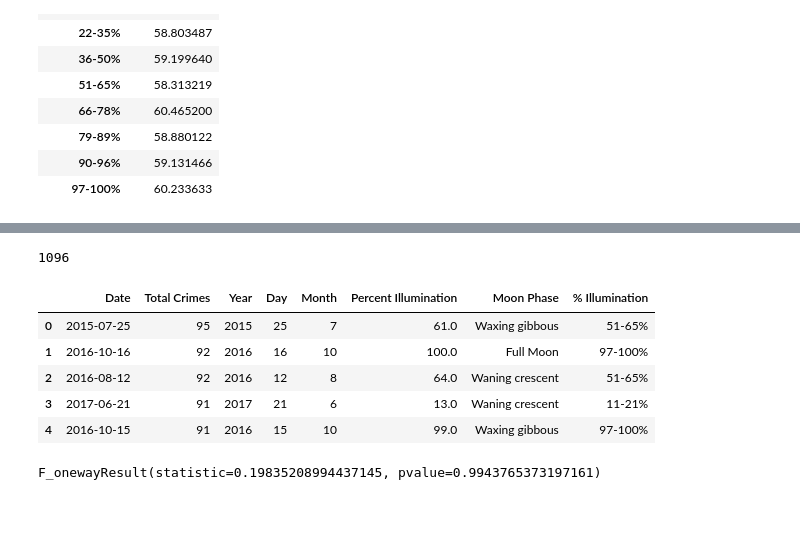
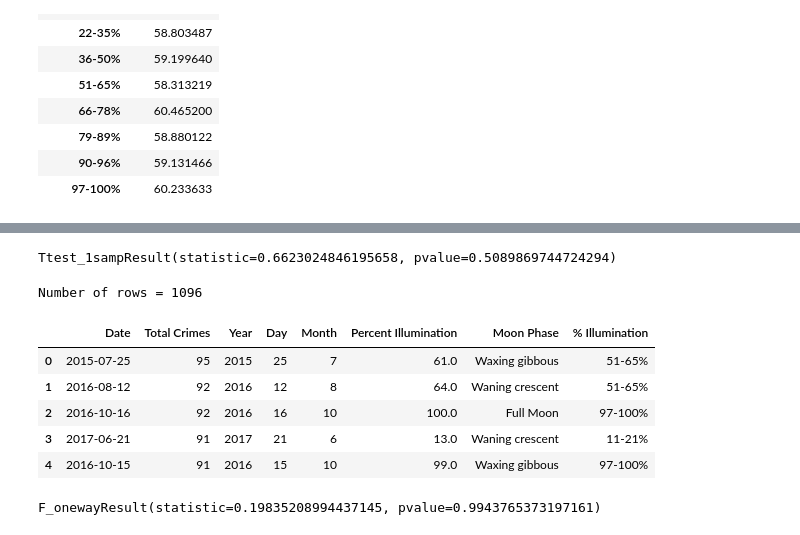
Before and after one commit to knwright/ProgressBar, a Jupyter notebook: Mpls_crime_data_analysis.ipynb, the cells around one changed output, grey strips where cells are left out. Cells and saved outputs as stored; diff of their text form; code cells hidden in the pictures.

```diff
--- a/Mpls_crime_data_analysis.ipynb
+++ b/Mpls_crime_data_analysis.ipynb
@@ -367,6 +363,8 @@ mpls_summary.head()
 # %%
-mpls_crime_total_moon = pd.merge(mpls_crime_total_rename, moon_data, how="left", on = 'Date')
-mpls_crime_total_moon['Percent Illumination'] = mpls_crime_total_moon['Percent Illumination'].str.rstrip('%').astype('float')
-print(len(mpls_crime_total_moon))
-mpls_crime_total_moon
+# Create a daily data frame for total crimes including moon data
+mpls_daily_crime_by_moon = pd.merge(mpls_crime_total_rename, moon_data, how="left", on = 'Date')
+mpls_daily_crime_by_moon['Percent Illumination'] = mpls_daily_crime_by_moon['Percent Illumination'].str.rstrip('%').astype('float')
+print(f"Number of rows = {len(mpls_daily_crime_by_moon)}")
+
+mpls_daily_crime_by_moon
 # %% [output]
@@ -418,16 +436,23 @@ Ttest_1sampResult(statistic=0.6623024846195658, pvalue=0.5089869744724294)
+# %%
+# Perform t-test for days that full on or near the full moon
+stats.ttest_1samp(mpls_full_moon['Total Crimes'], mpls_daily_avg_crime)
+# %% [output]
+Ttest_1sampResult(statistic=0.6623024846195658, pvalue=0.5089869744724294)
 # %%
-mpls_crime_total_moon['% Illumination'] = pd.cut(mpls_crime_total_moon['Percent Illumination'],
+# Add new column to display the illumination range for each date
+mpls_daily_crime_by_moon['% Illumination'] = pd.cut(mpls_daily_crime_by_moon['Percent Illumination'],
                                       bins,
                                       labels = group_name,
                                       include_lowest=True)
-print(len(mpls_crime_total_moon))
-mpls_crime_total_moon.head()
+print(f"Number of rows = {len(mpls_daily_crime_by_moon)}")
+
+mpls_daily_crime_by_moon.head()
 # %% [output]
-1096
+Number of rows = 1096
 |  | Date | Total Crimes | Year | Day | Month | Percent Illumination | Moon Phase | % Illumination |
 | 0 | 2015-07-25 | 95 | 2015 | 25 | 7 | 61.0 | Waxing gibbous | 51-65% |
-| 1 | 2016-10-16 | 92 | 2016 | 16 | 10 | 100.0 | Full Moon | 97-100% |
-| 2 | 2016-08-12 | 92 | 2016 | 12 | 8 | 64.0 | Waning crescent | 51-65% |
+| 1 | 2016-08-12 | 92 | 2016 | 12 | 8 | 64.0 | Waning crescent | 51-65% |
+| 2 | 2016-10-16 | 92 | 2016 | 16 | 10 | 100.0 | Full Moon | 97-100% |
 | 3 | 2017-06-21 | 91 | 2017 | 21 | 6 | 13.0 | Waning crescent | 11-21% |
 | 4 | 2016-10-15 | 91 | 2016 | 15 | 10 | 99.0 | Waxing gibbous | 97-100% |
 # %%
```
Also changed, not shown: parts of 22 cells of this notebook.
